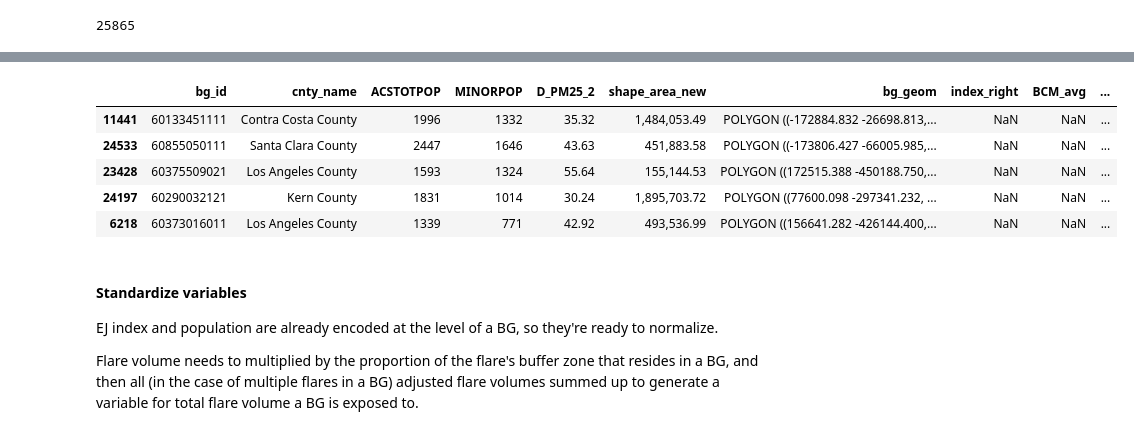
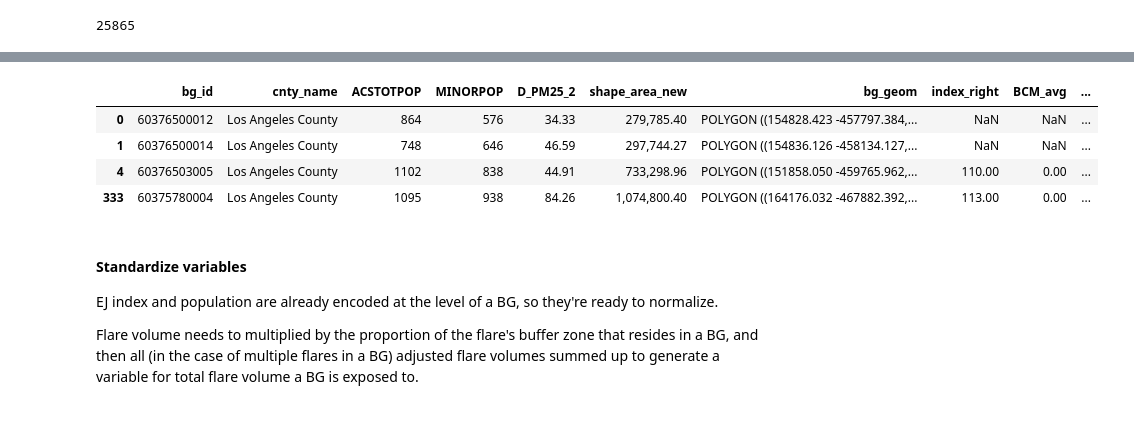
Before and after one commit to natebendermontana/capstone_rmi, a Jupyter notebook: bg_flare_impact.ipynb, the cells around one changed output, grey strips where cells are left out. Saved outputs shown, nothing was run; the diff lists cells and outputs as text; code cells hidden in the pictures.

```diff
--- a/bg_flare_impact.ipynb
+++ b/bg_flare_impact.ipynb
@@ -194,20 +178,19 @@ flares_df.rename(columns={'geometry':'flare_pts'}, inplace=True)  # old:new. Mat
 # %%
 #flares_df = set_geometry_buffer(flares_df, buffer_size)
 buffer_size=2000
-buffer_col = f"buffer_{buffer_size}m"
-flares_df[buffer_col] = flares_df['flare_pts'].buffer(distance=buffer_size)
+buffer_col = f"buff{buffer_size}_geom"
+bg_flaresdf[buffer_col] = bg_flaresdf['flarepts_geom'].buffer(distance=buffer_size)
 
-flares_df = flares_df.set_geometry('buffer_2000m')
+bg_flaresdf = bg_flaresdf.set_geometry('buff2000_geom')
 # %%
 # subset of desired columns from flares_df
-#flares_df = flares_df.drop(['flare_pts'], axis=1)
+flares_sjoin_subset = bg_flaresdf[['buff2000_geom', 'BCM_avg', 'flare_id', 'flare_cate']]
 
-flares_subset = flares_df[['buffer_2000m', 'BCM_avg', 'flare_id', 'flare_cate']]
-
-# perform spatial join
-intersect = gp.sjoin(social_df, flares_subset, how='left', predicate='intersects')
+# Left join the flares_sjoin_subset cols to the bg_socialdf based on if any of the flares geometries intersect
+# with the bg geometries
+bg_intersect = gp.sjoin(bg_socialdf, flares_sjoin_subset, how='left', predicate='intersects')
 # %%
- # bring in buffer_2000 col that is not brought in by the sjoin() function for some unknown reason
-intersect_all = pd.merge(intersect, flares_subset[['flare_id', 'buffer_2000m']],
+# Bring in buffer col that is not brought in by the sjoin() function for some unknown reason. Frustrating.
+bg_intersect = pd.merge(bg_intersect, flares_sjoin_subset[['flare_id', 'buff2000_geom']],
                              on='flare_id', how='left')
 # %%
@@ -285,21 +294,25 @@ intersect_all = pd.merge(intersect_all,
 # %%
 # Apply the proportion to each demographic variable to find counts by variable
+# i.e. this answers "how many of x live in the intersection area?"
 demo_vars = ['ACSTOTPOP', 'MINORPOP']
 for var in demo_vars:
-    intersect_all[var + '_int_cnt'] = intersect_all[var] * intersect_all['bg_int_prop']
+    bg_intersect[var + '_int_count'] = bg_intersect[var] * bg_intersect['bg_int_prop']
 
-# find overall proportions for each demo var by dividing var count by respective total population
-for var in demo_vars:
-    intersect_all[var + '_bg_totprop'] = intersect_all[var] / intersect_all['ACSTOTPOP']
+# Find overall proportions for each demo var by dividing var count by respective total population
+# i.e. this answers "what percentage of this block group is minority status?"
+bg_intersect['MINORPOP_bg_totprop'] = bg_intersect['MINORPOP'] / bg_intersect['ACSTOTPOP']
+
+# calculate percentage of minorities in intersection for each BG
+bg_intersect['bg_int_mnr_prop'] = bg_intersect['MINORPOP_int_count'] / bg_intersect['ACSTOTPOP_int_count']
 # %%
-intersect_all.sample(5)
+# check calculations against two examples of non-intersected BGs and two of intersected BGs
+bg_intersect[bg_intersect['flare_id'].isna()].head(2).append(bg_intersect[~bg_intersect['flare_id'].isna()].head(2))
 # %% [output]
 |  | bg_id | cnty_name | ACSTOTPOP | MINORPOP | D_PM25_2 | shape_area_new | bg_geom | index_right | BCM_avg | ... |
-| 11441 | 60133451111 | Contra Costa County | 1996 | 1332 | 35.32 | 1,484,053.49 | POLYGON ((-172884.832 -26698.813,... | NaN | NaN | ... |
-| 24533 | 60855050111 | Santa Clara County | 2447 | 1646 | 43.63 | 451,883.58 | POLYGON ((-173806.427 -66005.985,... | NaN | NaN | ... |
-| 23428 | 60375509021 | Los Angeles County | 1593 | 1324 | 55.64 | 155,144.53 | POLYGON ((172515.388 -450188.750,... | NaN | NaN | ... |
-| 24197 | 60290032121 | Kern County | 1831 | 1014 | 30.24 | 1,895,703.72 | POLYGON ((77600.098 -297341.232, ... | NaN | NaN | ... |
-| 6218 | 60373016011 | Los Angeles County | 1339 | 771 | 42.92 | 493,536.99 | POLYGON ((156641.282 -426144.400,... | NaN | NaN | ... |
+| 0 | 60376500012 | Los Angeles County | 864 | 576 | 34.33 | 279,785.40 | POLYGON ((154828.423 -457797.384,... | NaN | NaN | ... |
+| 1 | 60376500014 | Los Angeles County | 748 | 646 | 46.59 | 297,744.27 | POLYGON ((154836.126 -458134.127,... | NaN | NaN | ... |
+| 4 | 60376503005 | Los Angeles County | 1102 | 838 | 44.91 | 733,298.96 | POLYGON ((151858.050 -459765.962,... | 110.00 | 0.00 | ... |
+| 333 | 60375780004 | Los Angeles County | 1095 | 938 | 84.26 | 1,074,800.40 | POLYGON ((164176.032 -467882.392,... | 113.00 | 0.00 | ... |
 # %% [markdown]
 #### Standardize variables
 
```
Also changed, not shown: parts of 40 cells of this notebook.
